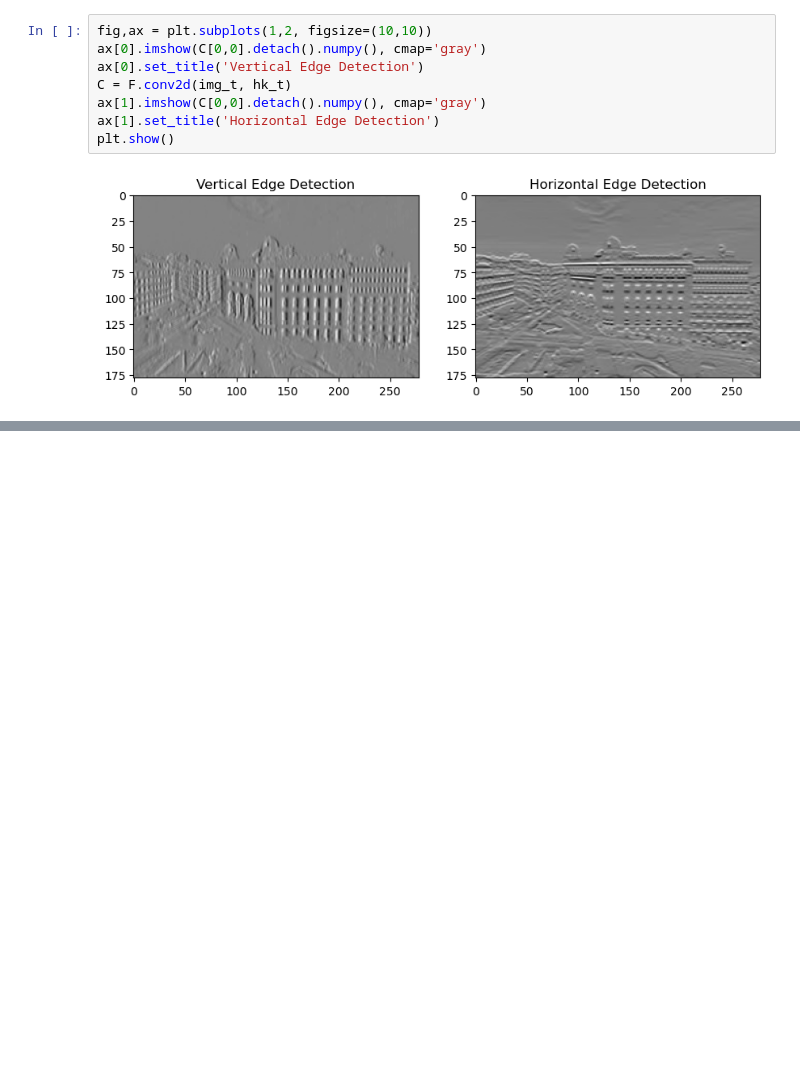
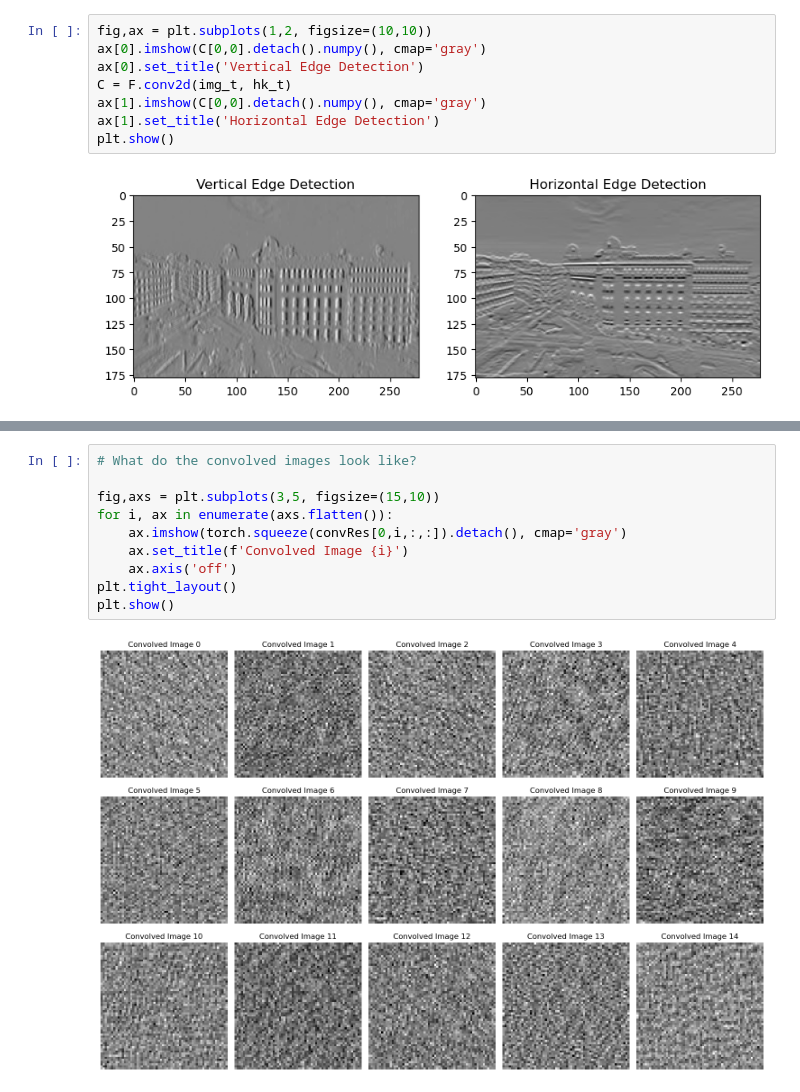
Before and after one commit to diaazg/Deep-learning, a Jupyter notebook: notebooks/CNN.ipynb, the cells around one changed output, grey strips where cells are left out. Cells and saved outputs as stored; diff of their text form; blank space fills up the shorter version.

```diff
--- a/notebooks/CNN.ipynb
+++ b/notebooks/CNN.ipynb
@@ -196,0 +305,12 @@ plt.show()
+# %%
+# What do the convolved images look like?
+
+fig,axs = plt.subplots(3,5, figsize=(15,10))
+for i, ax in enumerate(axs.flatten()):
+    ax.imshow(torch.squeeze(convRes[0,i,:,:]).detach(), cmap='gray')
+    ax.set_title(f'Convolved Image {i}')
+    ax.axis('off')
+plt.tight_layout()
+plt.show()
+# %% [output]
+[figure, added]
```
Also changed, not shown: parts of 11 cells of this notebook.
